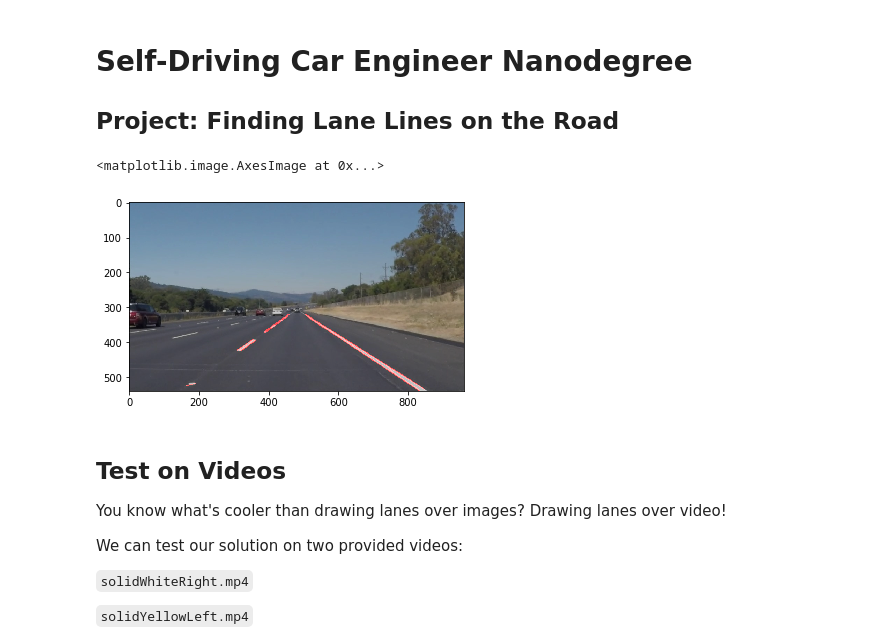
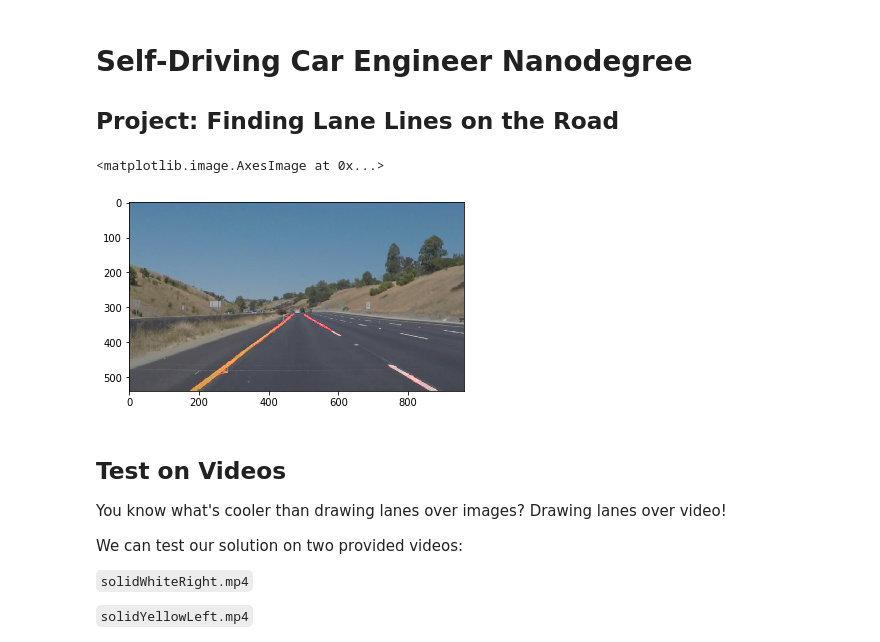
Before and after one commit to zhixiongruan/Finding-Lane-Lines, a Jupyter notebook: P1.ipynb, the cells around one changed output. Drawn from its saved outputs; the diff is of its cells as text; code cells hidden in the pictures.

```diff
--- a/P1.ipynb
+++ b/P1.ipynb
@@ -103,5 +103,11 @@ def weighted_img(img, initial_img, α=0.8, β=1., λ=0.):
     NOTE: initial_img and img must be the same shape!
     """
     return cv2.addWeighted(initial_img, α, img, β, λ)
-# %%
-def line_images()
+# %%
+def line_images(image,low_threshold, high_threshold,kernel_size,vertices,rho, theta, threshold, min_line_len, max_line_gap):
+    gray = grayscale(image)
+    blur_gray = gaussian_blur(gray,kernel_size)
+    edges = canny(blur_gray,low_threshold,high_threshold)
+    masked_image=region_of_interest(edges, vertices)
+    line_img = hough_lines(masked_image, rho, theta, threshold, min_line_len, max_line_gap)
+    return weighted_img(line_img, image)
@@ -108,24 +117,16 @@ def line_images()
 # %%
 #reading in an image
-image = mpimg.imread('test_images/solidWhiteRight.jpg')
-gray = grayscale(image)
-blur_gray = gaussian_blur(gray,3)
-edges = canny(blur_gray,100,200)
+img_name = 'whiteCarLaneSwitch.jpg'
+image = mpimg.imread('test_images/'+img_name)
 imshape = image.shape
 vertices = np.array([[(100,imshape[0]),(430, 320), (510, 320), (imshape[1],imshape[0])]], dtype=np.int32)
-masked_image=region_of_interest(edges, vertices)
-rho = 1 # distance resolution in pixels of the Hough grid
-theta = np.pi/180 # angular resolution in radians of the Hough grid
-threshold = 1    # minimum number of votes (intersections in Hough grid cell)
-min_line_len = 20 #minimum number of pixels making up a line
-max_line_gap = 20    # maximum gap in pixels between connectable line segments
-line_img = hough_lines(masked_image, rho, theta, threshold, min_line_len, max_line_gap)
-weighted_img=weighted_img(line_img, image)
-mpimg.imsave('test_images/solidWhiteRightLine.jpg',weighted_img)
-plt.imshow(weighted_img)
+theta = np.pi/180
+new_img = line_images(image,100,200,3,vertices,1,theta,1,20,20)
+mpimg.imsave('test_images/line'+img_name,new_img)
+plt.imshow(new_img)
 # %% [output]
 <matplotlib.image.AxesImage at 0x...>
-[figure, old version]
+[figure, new version]
 # %%
 # TODO: Build your pipeline that will draw lane lines on the test_images
 # then save them to the test_images directory.
```
Also changed, not shown: parts of 4 cells of this notebook.
